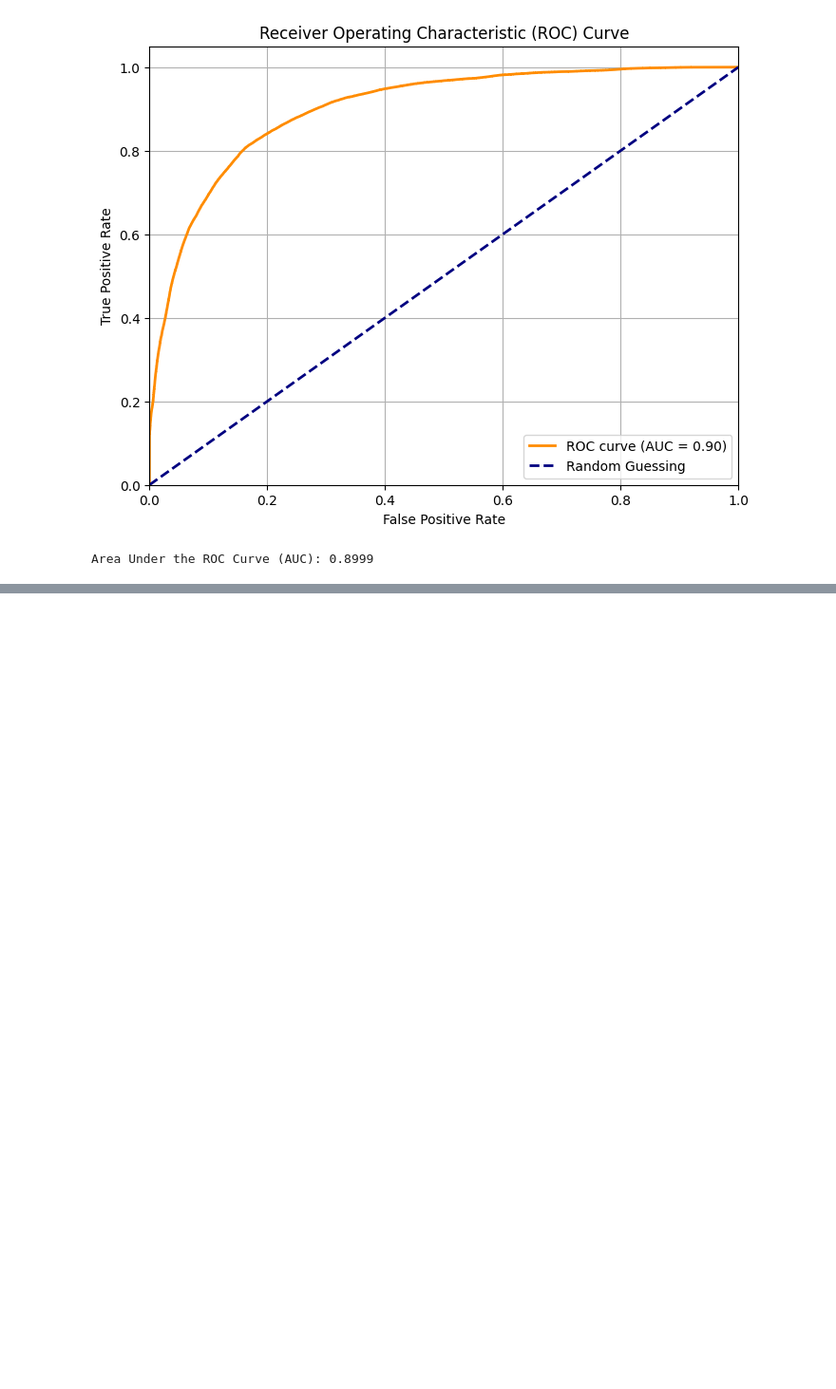
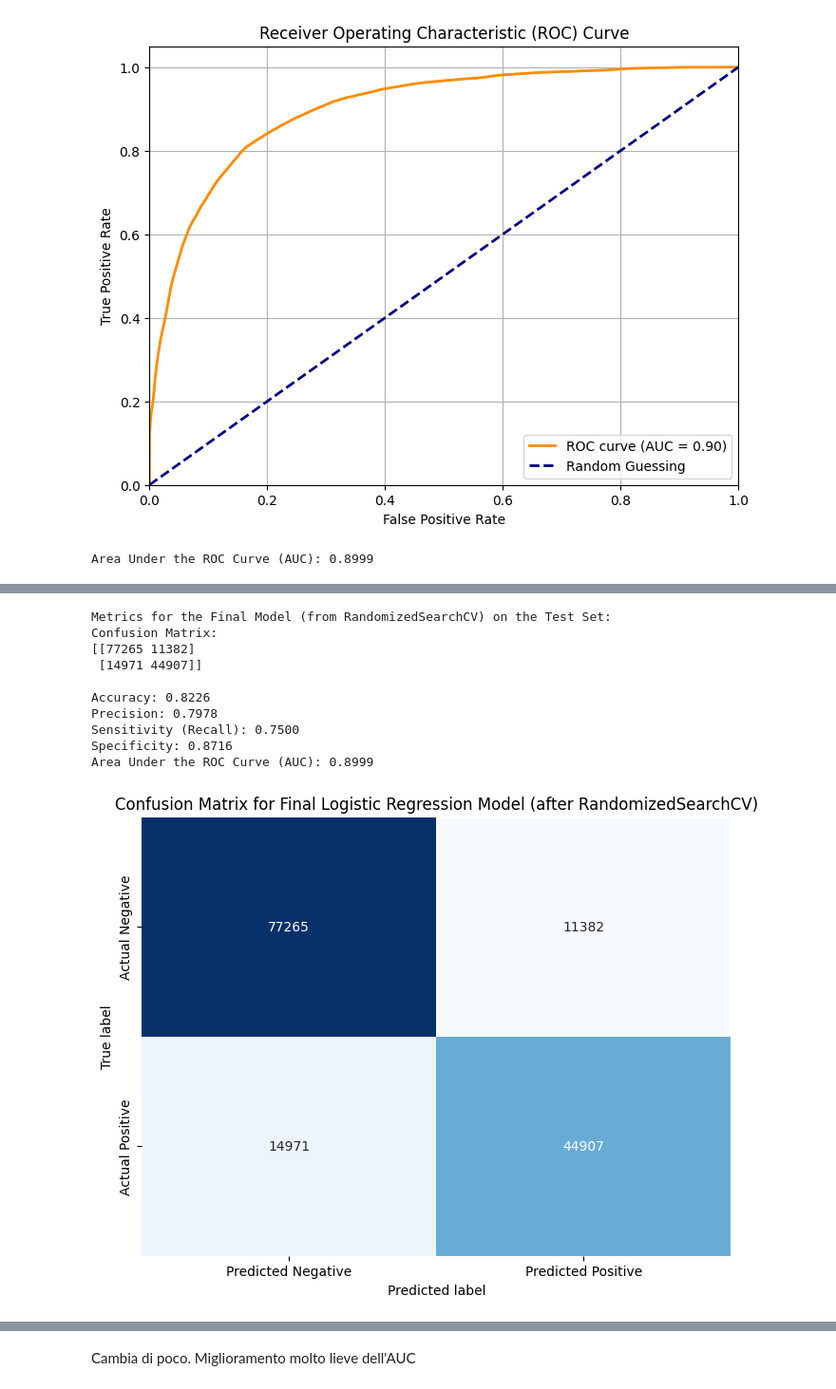
Before and after one commit to TizianoCosta/AML_2425_FinalProject, a Jupyter notebook: notebook/regressione_logistica_3.ipynb, the cells around one changed output, grey strips where cells are left out. Shown: that part at 95% size. Drawn from its saved outputs; the diff is of its cells as text; code cells hidden in the pictures; blank space fills up the shorter version.

```diff
--- a/notebook/regressione_logistica_3.ipynb
+++ b/notebook/regressione_logistica_3.ipynb
@@ -1202,0 +1349,67 @@ Area Under the ROC Curve (AUC): 0.8999
+# %%
+final_model = random_search.best_estimator_
+# %%
+# prompt: valuta le performance di final model su test
+
+import matplotlib.pyplot as plt
+from sklearn.metrics import roc_curve, auc
+# The code for evaluating the final_model on the test set is already present in the preceding code.
+# You just need to run the last few cells of the provided code block.
+
+# Evaluate the final_model (which is the best_estimator_ from RandomizedSearchCV) on the test set
+y_pred_final = final_model.predict(data_test_x)
+y_prob_final = final_model.predict_proba(data_test_x)[:, 1]
+
+# Calculate and print metrics for the final_model on the test set
+cm_final = confusion_matrix(data_test_y, y_pred_final)
+tn_final, fp_final, fn_final, tp_final = cm_final.ravel()
+
+accuracy_final = accuracy_score(data_test_y, y_pred_final)
+precision_final = precision_score(data_test_y, y_pred_final)
+sensitivity_final = recall_score(data_test_y, y_pred_final)
+specificity_final = tn_final / (tn_final + fp_final) if (tn_final + fp_final) > 0 else 0
+roc_auc_final = auc(roc_curve(data_test_y, y_prob_final)[0], roc_curve(data_test_y, y_prob_final)[1])
+
+print("\nMetrics for the Final Model (from RandomizedSearchCV) on the Test Set:")
+print("Confusion Matrix:")
+print(cm_final)
+print(f"\nAccuracy: {accuracy_final:.4f}")
+print(f"Precision: {precision_final:.4f}")
+print(f"Sensitivity (Recall): {sensitivity_final:.4f}")
+print(f"Specificity: {specificity_final:.4f}")
+print(f"Area Under the ROC Curve (AUC): {roc_auc_final:.4f}")
+
+# Optional: Plot Confusion Matrix and ROC Curve for the final model
+plt.figure(figsize=(8, 6))
+sns.heatmap(cm_final, annot=True, fmt="d", cmap="Blues", cbar=False,
+            xticklabels=['Predicted Negative', 'Predicted Positive'],
+            yticklabels=['Actual Negative', 'Actual Positive'])
+plt.xlabel('Predicted label')
+plt.ylabel('True label')
+plt.title('Confusion Matrix for Final Logistic Regression Model (after RandomizedSearchCV)')
+plt.show()
+
+fpr_final, tpr_final, thresholds_final = roc_curve(data_test_y, y_prob_final)
+plt.figure(figsize=(8, 6))
+plt.plot(fpr_final, tpr_final, color='darkorange', lw=2, label=f'ROC curve (AUC = {roc_auc_final:.2f})')
+plt.plot([0, 1], [0, 1], color='navy', lw=2, linestyle='--', label='Random Guessing')
+plt.xlim([0.0, 1.0])
+plt.ylim([0.0, 1.05])
+plt.xlabel('False Positive Rate')
+plt.ylabel('True Positive Rate')
+plt.title('Receiver Operating Characteristic (ROC) Curve for Final Logistic Regression Model')
+plt.legend(loc="lower right")
+plt.grid(True)
+plt.show()
+# %% [output]
+Metrics for the Final Model (from RandomizedSearchCV) on the Test Set:
+Confusion Matrix:
+[[77265 11382]
+ [14971 44907]]
+
+Accuracy: 0.8226
+Precision: 0.7978
+Sensitivity (Recall): 0.7500
+Specificity: 0.8716
+Area Under the ROC Curve (AUC): 0.8999
+[figure, added]
@@ -1202,0 +1417,2 @@ Area Under the ROC Curve (AUC): 0.8999
+# %% [markdown]
+Cambia di poco. Miglioramento molto lieve dell'AUC
```
Also changed, not shown: parts of 7 cells of this notebook.
